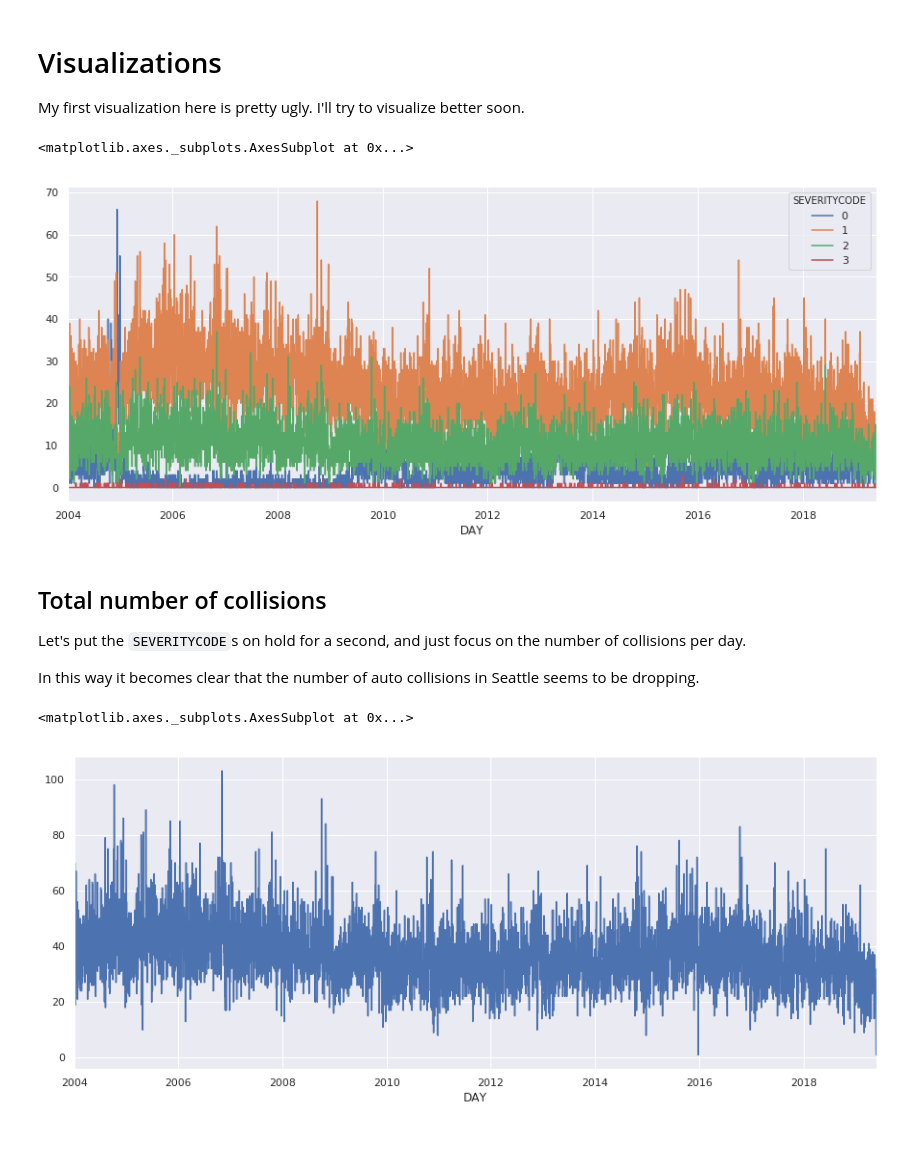
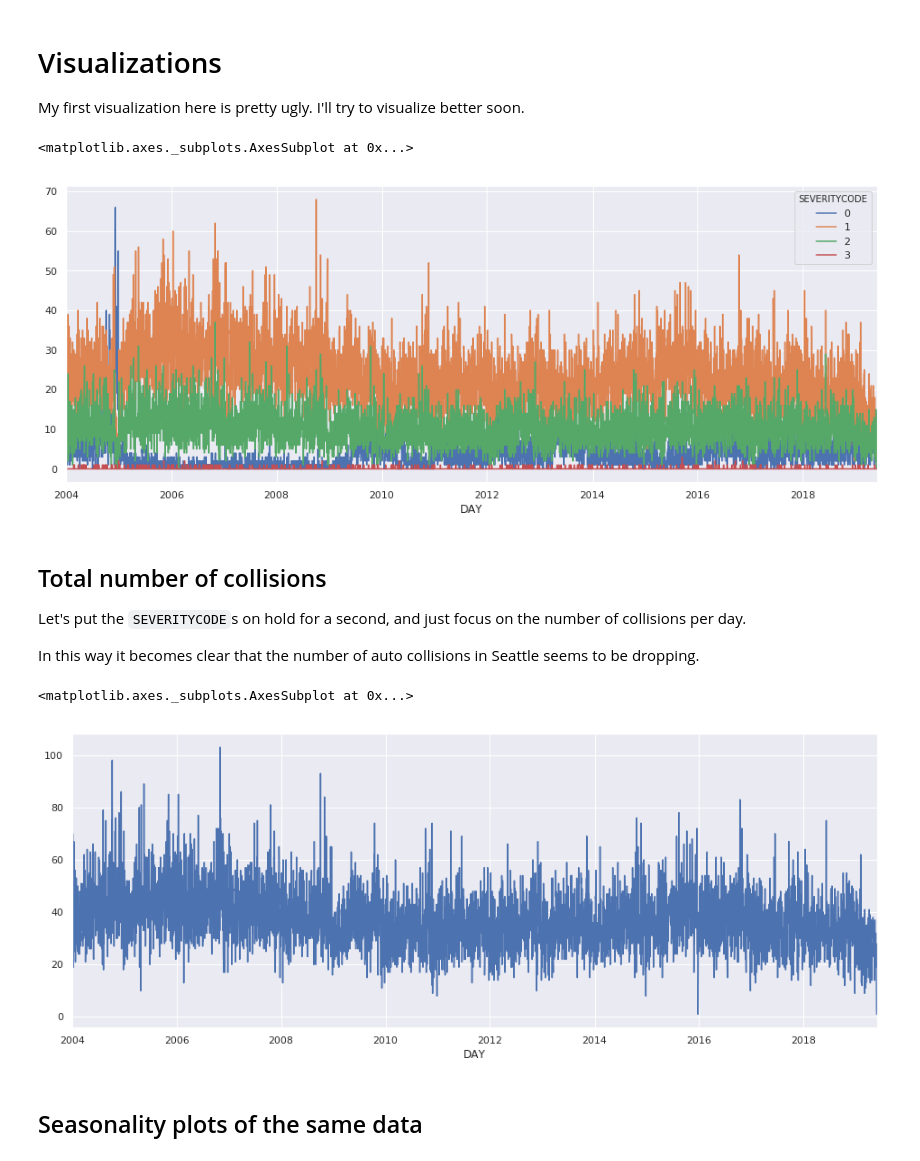
Before and after one commit to andrewmaurer/ml-techniques, a Jupyter notebook: Time Series Forecasting.ipynb, the cells around one changed output. Saved outputs shown, nothing was run; the diff lists cells and outputs as text; code cells hidden in the pictures.

```diff
--- a/Time Series Forecasting.ipynb
+++ b/Time Series Forecasting.ipynb
@@ -140,10 +149,10 @@ data = data[data.DAY > np.datetime64('2003-12-31')]
 My first visualization here is pretty ugly. I'll try to visualize better soon.
 # %%
 data_ts = data.groupby(['DAY', 'SEVERITYCODE']).size().unstack().fillna(0)
-data_ts.plot(figsize=(15,6))
+data_ts.plot(figsize=(16,6))
 # %% [output]
 <matplotlib.axes._subplots.AxesSubplot at 0x...>
-[figure, old version]
+[figure, new version]
 # %% [markdown]
 ## Total number of collisions
 
@@ -153,7 +162,9 @@ In this way it becomes clear that the number of auto collisions in Seattle seems
 # %%
 data_ts['ALL'] = data_ts.sum(axis=1)
 # %%
-data_ts.ALL.plot(figsize=(15,6))
+data_ts.ALL.plot(figsize=(16,6))
 # %% [output]
 <matplotlib.axes._subplots.AxesSubplot at 0x...>
-[figure, old version]
+[figure, new version]
+# %% [markdown]
+## Seasonality plots of the same data
```
Also changed, not shown: parts of 13 cells of this notebook.
